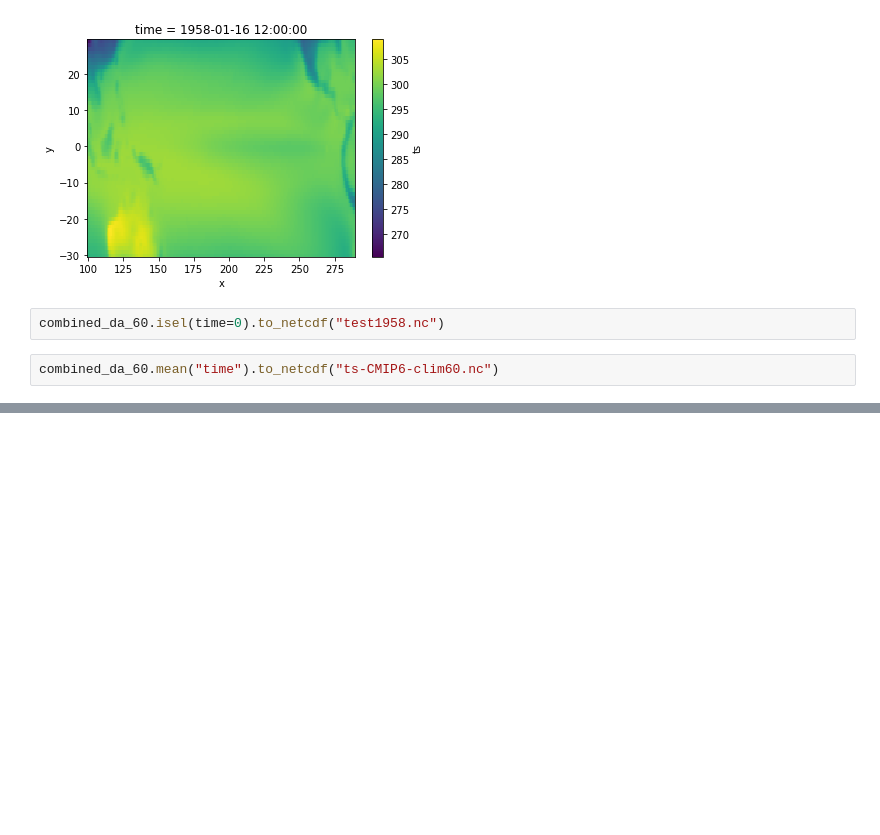
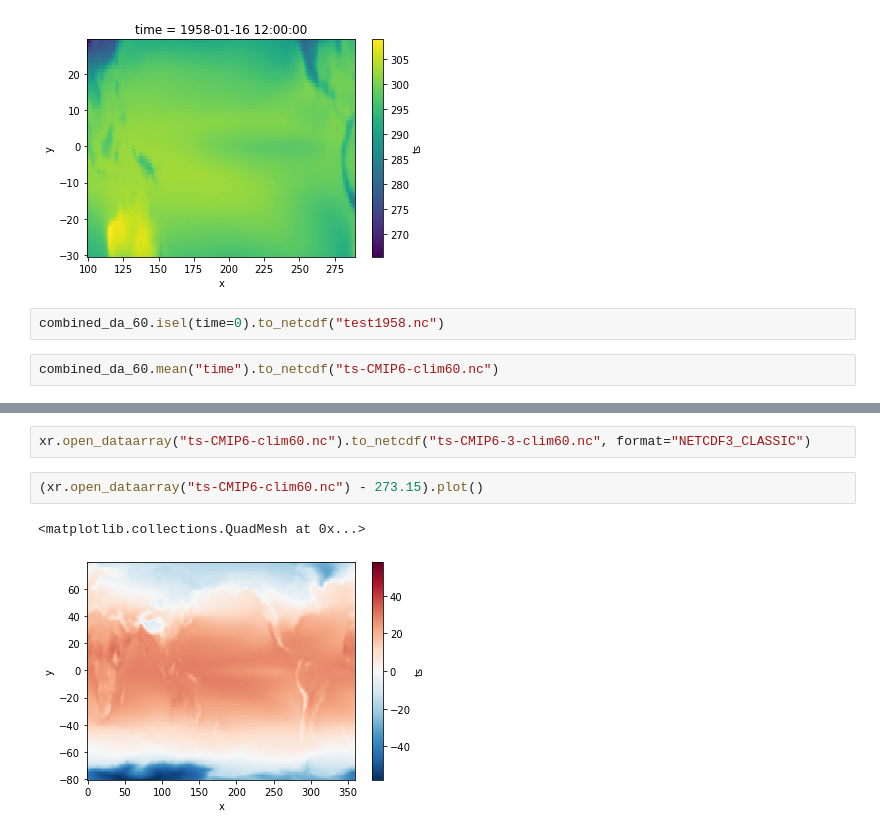
Before and after one commit to sdat2/seager19, a Jupyter notebook: notebooks/pangeo/cmip6_mmm.ipynb, the cells around one changed output, grey strips where cells are left out. Cells and saved outputs as stored; diff of their text form; blank space fills up the shorter version.

```diff
--- a/notebooks/pangeo/cmip6_mmm.ipynb
+++ b/notebooks/pangeo/cmip6_mmm.ipynb
@@ -120,0 +201,7 @@ combined_da_60.mean("time").to_netcdf("ts-CMIP6-clim60.nc")
+# %%
+xr.open_dataarray("ts-CMIP6-clim60.nc").to_netcdf("ts-CMIP6-3-clim60.nc", format="NETCDF3_CLASSIC")
+# %%
+(xr.open_dataarray("ts-CMIP6-clim60.nc") - 273.15).plot()
+# %% [output]
+<matplotlib.collections.QuadMesh at 0x...>
+[figure, added]
```
Also changed, not shown: parts of 5 cells of this notebook.
